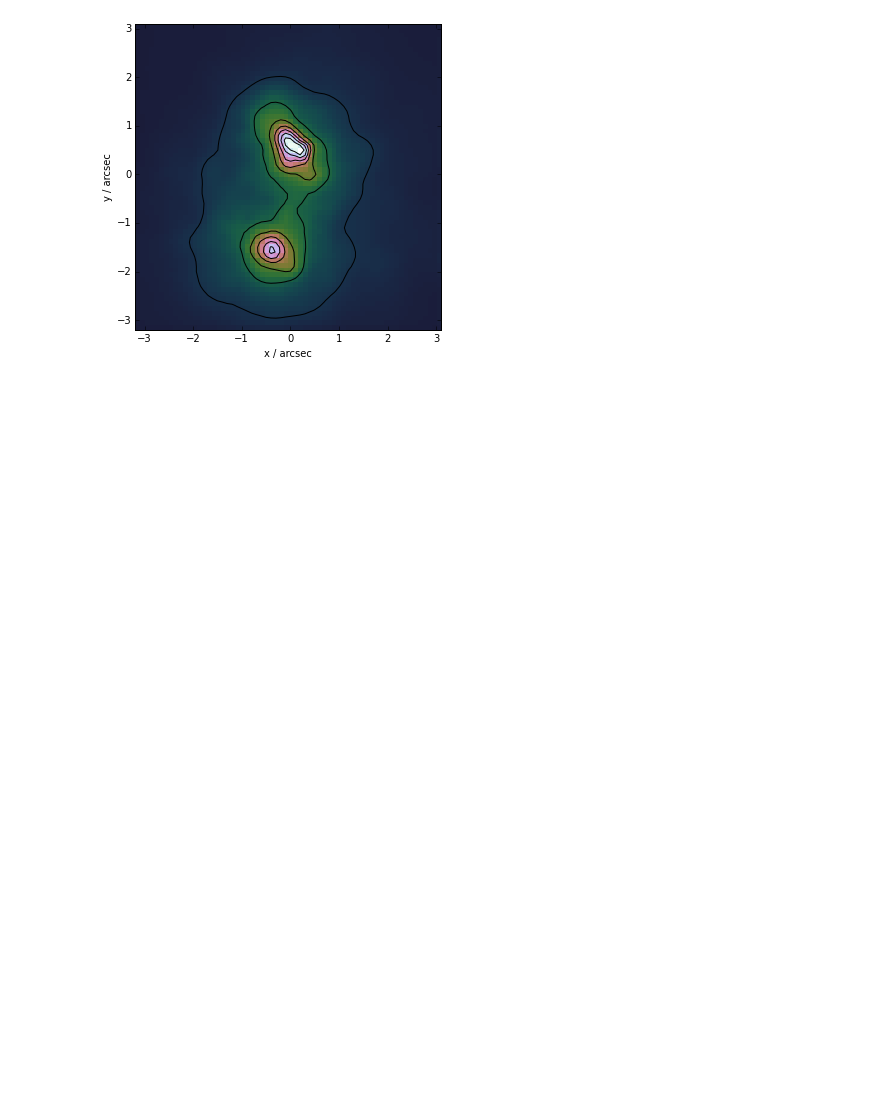
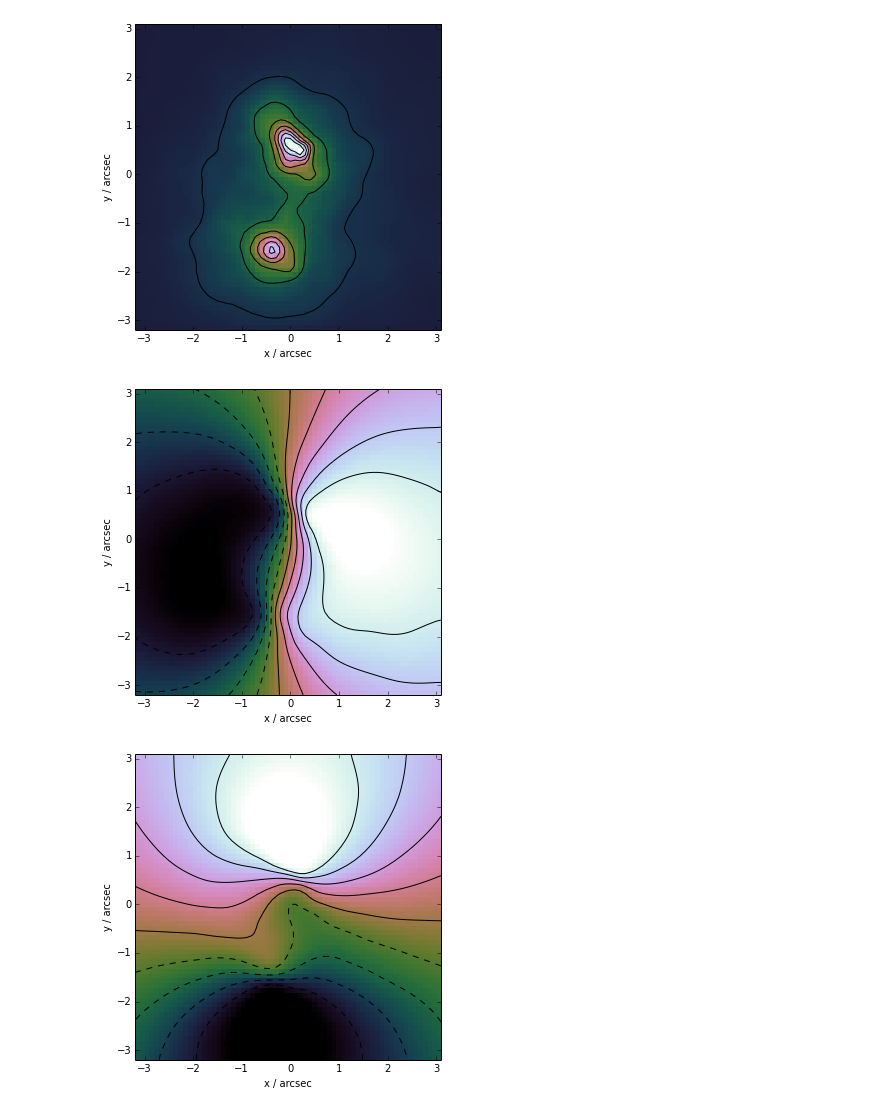
Before and after one commit to wmorning/EvilLens, a Jupyter notebook: PlottingTest.ipynb, the cells around one changed output. Drawn from its saved outputs; the diff is of its cells as text; code cells hidden in the pictures; blank space fills up the shorter version.

Commit message:
added new plotting features and calculated deflection angles numerically

```diff
--- a/PlottingTest.ipynb
+++ b/PlottingTest.ipynb
@@ -7,3 +7,10 @@ test_lens.read_kappa_from("examples/test_kappa.fits")
 test_lens.plot("kappa")
 # %% [output]
 [figure]
+# %%
+test_lens.deflect()
+test_lens.plot("alpha_x")
+test_lens.plot("alpha_y")
+# %% [output]
+[figure, added]
+[figure, added]
```
Also changed, not shown: 3 other files.
